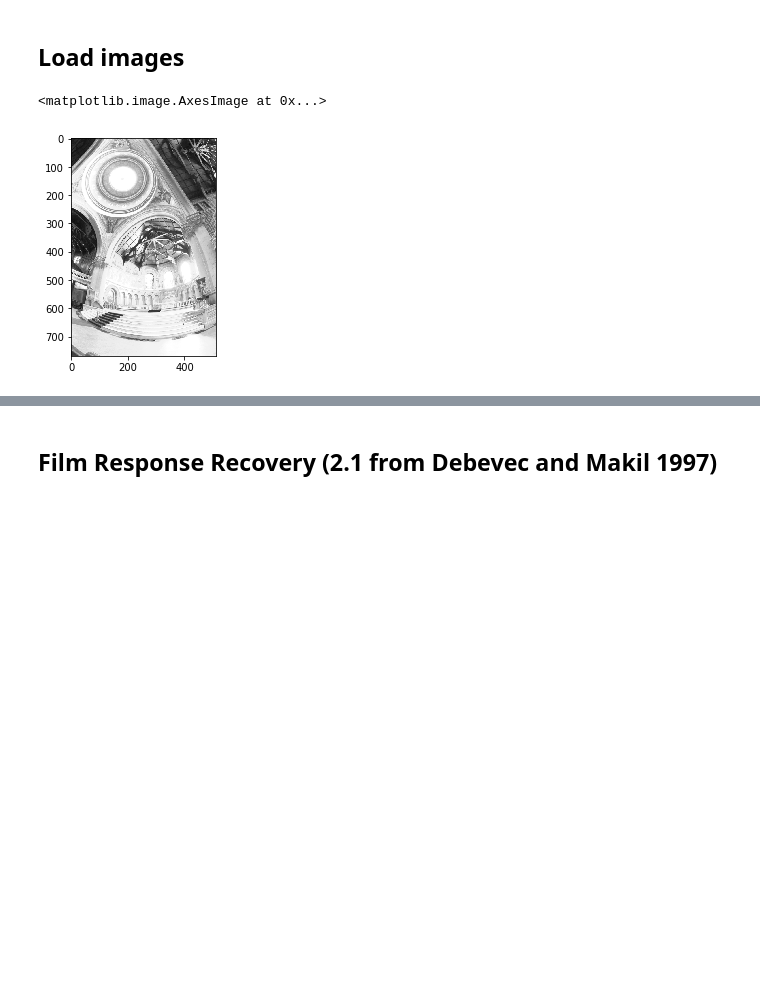
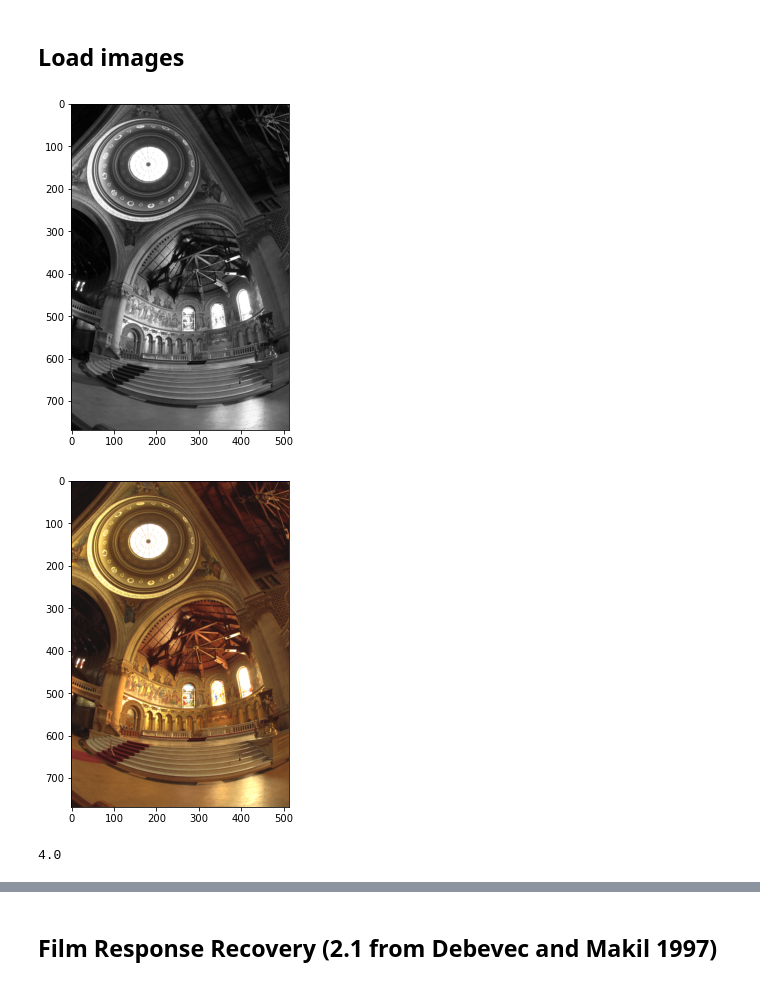
Before and after one commit to morgan-nanez/cs194_final, a Jupyter notebook: proj3/final_high_dynamic_range.ipynb, the cells around one changed output, grey strips where cells are left out. Saved outputs shown, nothing was run; the diff lists cells and outputs as text; code cells hidden in the pictures; blank space fills up the shorter version.

```diff
--- a/proj3/final_high_dynamic_range.ipynb
+++ b/proj3/final_high_dynamic_range.ipynb
@@ -21,20 +22,27 @@ exposure_length = []
 for file in memorial_txt:
     image_path = PATH +  file[0][:-4] + ".png"
     grey_im = cv2.imread(image_path,0)
-    color_im = cv2.imread(image_path)
+    color_im = io.imread(image_path)
     grey_images.append(grey_im)
     color_images.append(color_im)
     exposure_length.append(file[1])
-grey_images = np.asarray(images)
+grey_images = np.asarray(grey_images)
 color_images = np.asarray(color_images)
 exposure_length = np.asarray(exposure_length, dtype = np.float64)
-
+exposure_length = 1 / exposure_length
 log_ex = np.log(exposure_length)
-# %%
-plt.imshow(images[0],cmap = "gray")
-# %% [output]
-<matplotlib.image.AxesImage at 0x...>
-[figure, removed]
+# %%
+index = 3
+plt.rcParams['figure.figsize'] = [6, 6]
+plt.imshow(grey_images[index],cmap = "gray")
+plt.show()
+plt.imshow(color_images[index])
+plt.show()
+print(exposure_length[index])
+# %% [output]
+[figure, added]
+[figure, added]
+4.0
 # %%
 #input into algorithm is a number (16) of digitized  photogrpaghs with  different  exposures (exposure_length)
 # %%
```
Also changed, not shown: parts of 10 cells of this notebook.
